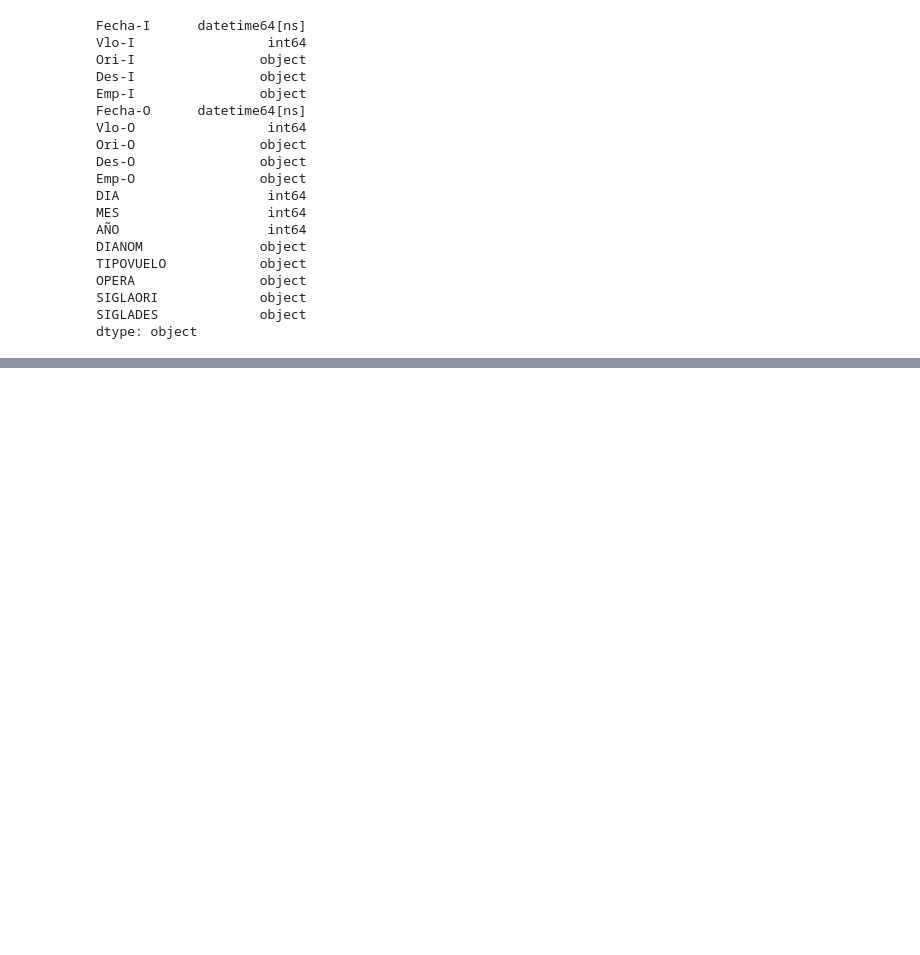
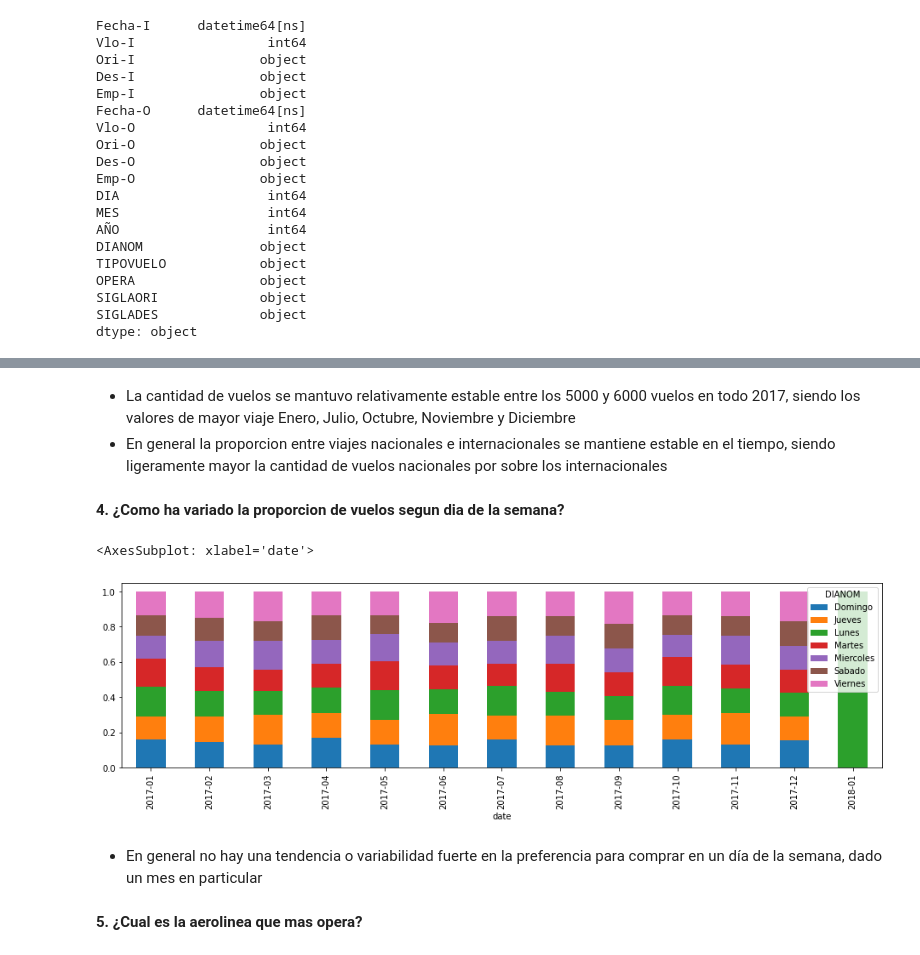
Before and after one commit to chilote/latam_desafio, a Jupyter notebook: main.ipynb, the cells around one changed output, grey strips where cells are left out. Cells and saved outputs as stored; diff of their text form; code cells hidden in the pictures; blank space fills up the shorter version.

```diff
--- a/main.ipynb
+++ b/main.ipynb
@@ -392,0 +496,14 @@ dtype: object
+# %% [markdown]
+* La cantidad de vuelos se mantuvo relativamente estable entre los 5000 y 6000 vuelos en todo 2017, siendo los valores de mayor viaje Enero, Julio, Octubre, Noviembre y Diciembre
+* En general la proporcion entre viajes nacionales e internacionales se mantiene estable en el tiempo, siendo ligeramente mayor la cantidad de vuelos nacionales por sobre los internacionales
+# %% [markdown]
+**4. ¿Como ha variado la proporcion de vuelos segun dia de la semana?**
+# %%
+(dataset_last_op.groupby(['date', 'DIANOM'])['Fecha-I'].count()/dataset_last_op.groupby(['date'])['Fecha-I'].count()).unstack('DIANOM').plot(kind='bar', stacked=True, figsize=(16,4))
+# %% [output]
+<AxesSubplot: xlabel='date'>
+[figure, added]
+# %% [markdown]
+* En general no hay una tendencia o variabilidad fuerte en la preferencia para comprar en un día de la semana, dado un mes en particular
+# %% [markdown]
+**5. ¿Cual es la aerolinea que mas opera?**
```
Also changed, not shown: parts of 72 cells of this notebook.
